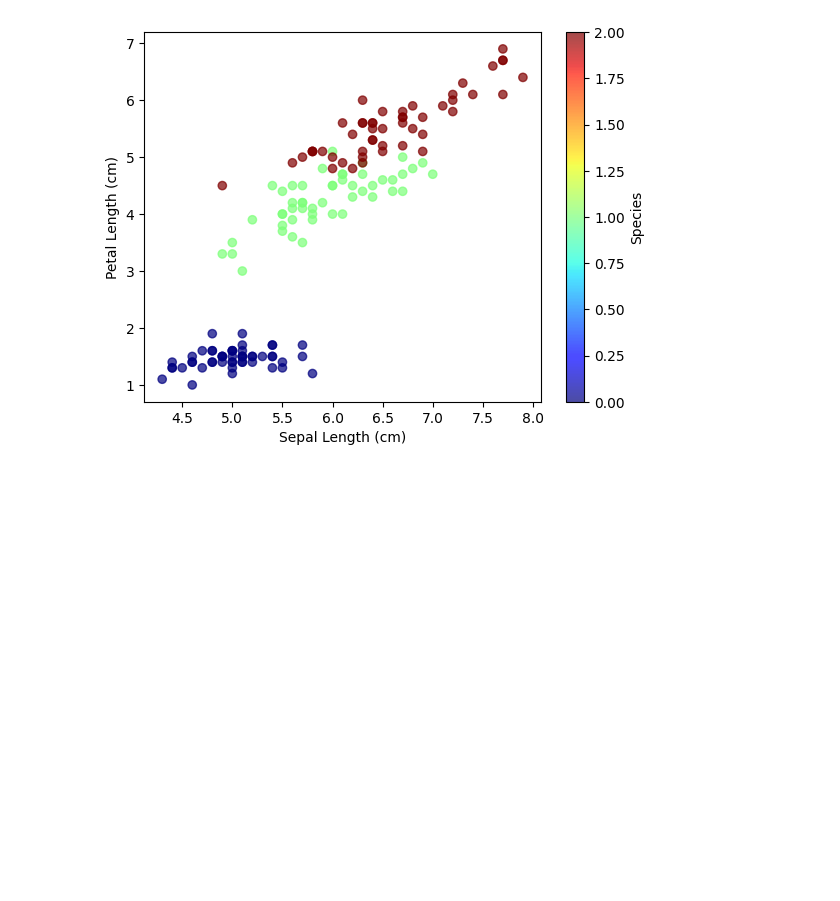
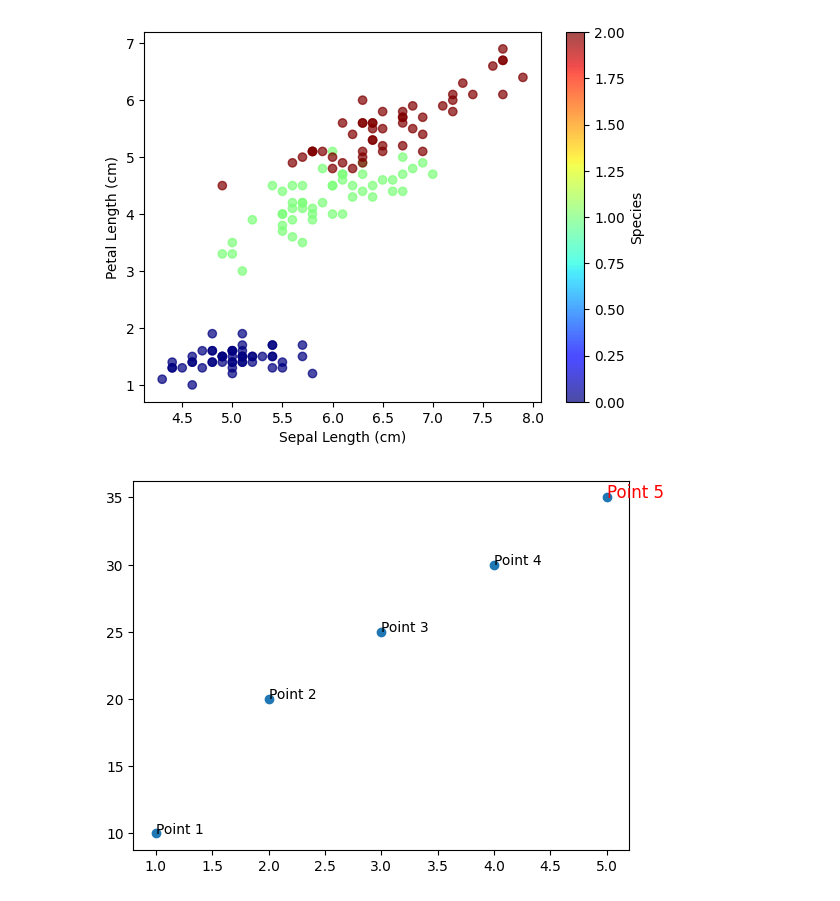
Before and after one commit to mohd-ajlal/PYTHON-For-Data_Analysis, a Jupyter notebook: class9.ipynb, the cells around one changed output. Cells and saved outputs as stored; diff of their text form; code cells hidden in the pictures; blank space fills up the shorter version.

```diff
--- a/class9.ipynb
+++ b/class9.ipynb
@@ -38,3 +38,17 @@ plt.colorbar(label='Species')
 plt.show()
 # %% [output]
 [figure]
+# %%
+# annotation
+x = [1, 2, 3, 4, 5]
+y = [10, 20, 25, 30, 35]
+
+plt.scatter(x, y)
+plt.text(1, 10, 'Point 1')
+plt.text(2, 20, 'Point 2')
+plt.text(3, 25, 'Point 3')
+plt.text(4, 30, 'Point 4')
+plt.text(5, 35, 'Point 5', fontdict={'color': 'red', 'size': 12})
+plt.show()
+# %% [output]
+[figure, added]
```
Also changed, not shown: parts of 11 cells of this notebook, 4 other files.
